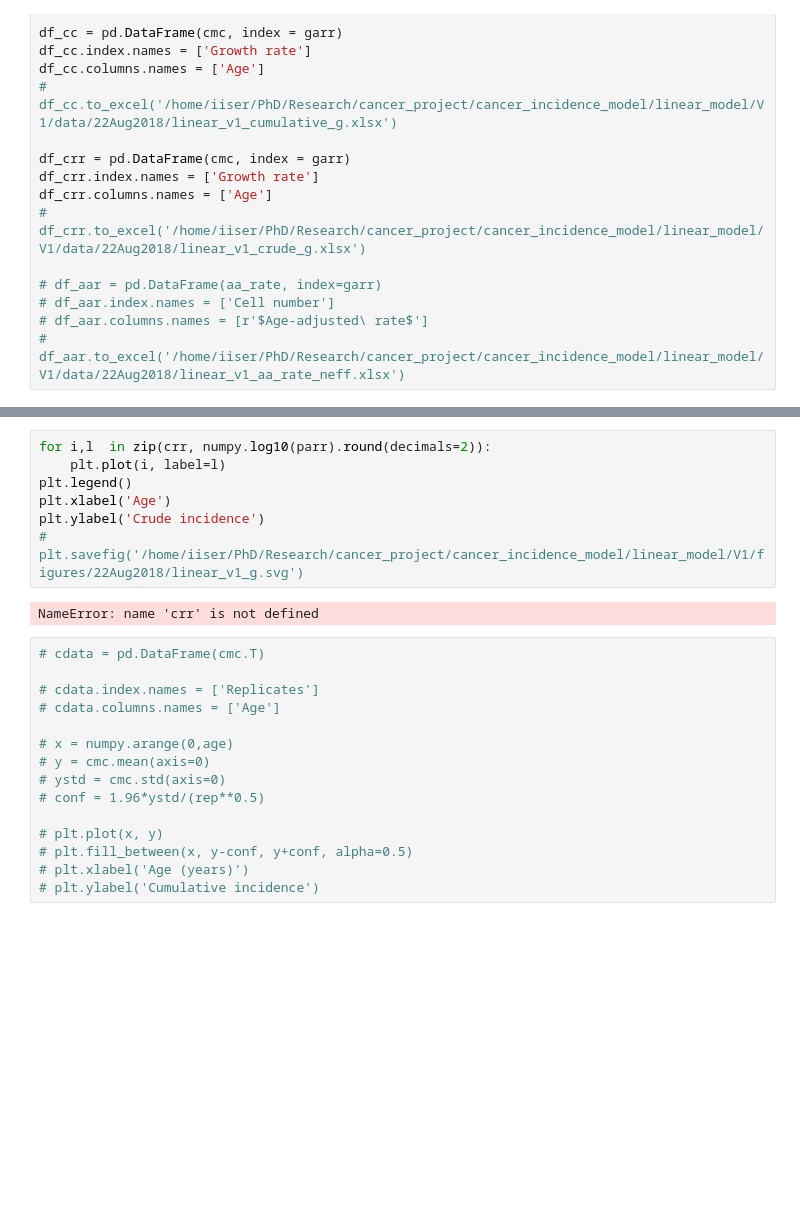
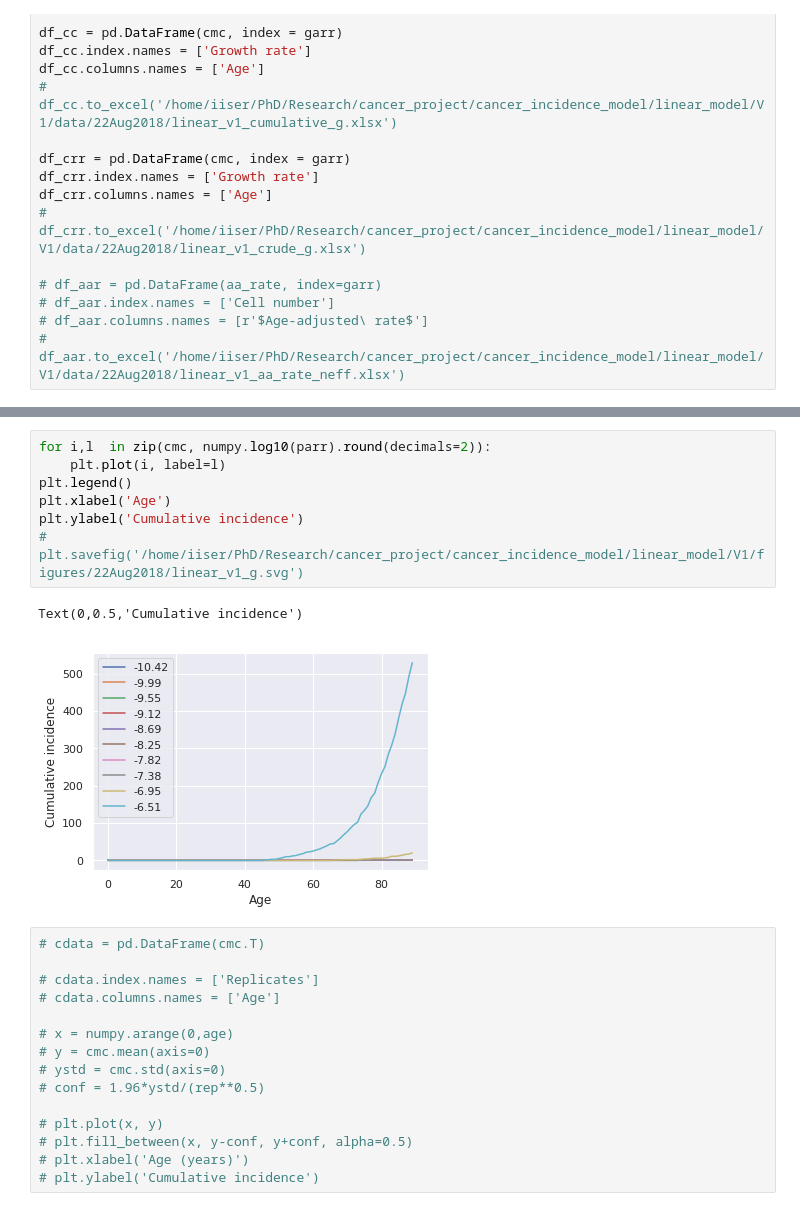
Before and after one commit to vibishanb/cancer-incidence-models, a Jupyter notebook: codes/linear-model-v1.ipynb, the cells around one changed output, grey strips where cells are left out. Drawn from its saved outputs; the diff is of its cells as text; blank space fills up the shorter version.

```diff
--- a/codes/linear-model-v1.ipynb
+++ b/codes/linear-model-v1.ipynb
@@ -156,12 +149,13 @@ plt.ylabel(r'$I_{max}$')
 # %%
-for i,l  in zip(crr, numpy.log10(parr).round(decimals=2)):
+for i,l  in zip(cmc, numpy.log10(parr).round(decimals=2)):
     plt.plot(i, label=l)
 plt.legend()
 plt.xlabel('Age')
-plt.ylabel('Crude incidence')
+plt.ylabel('Cumulative incidence')
 # plt.savefig('/home/iiser/PhD/Research/cancer_project/cancer_incidence_model/linear_model/V1/figures/22Aug2018/linear_v1_g.svg')
 # %% [output]
-NameError: name 'crr' is not defined
+Text(0,0.5,'Cumulative incidence')
+[figure, added]
 # %%
 # cdata = pd.DataFrame(cmc.T)
 
```
Also changed, not shown: parts of 6 cells of this notebook, 1 other file.
